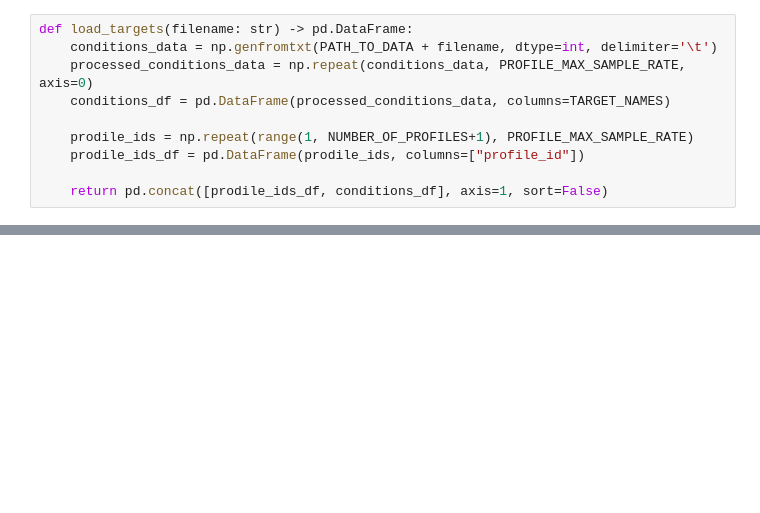
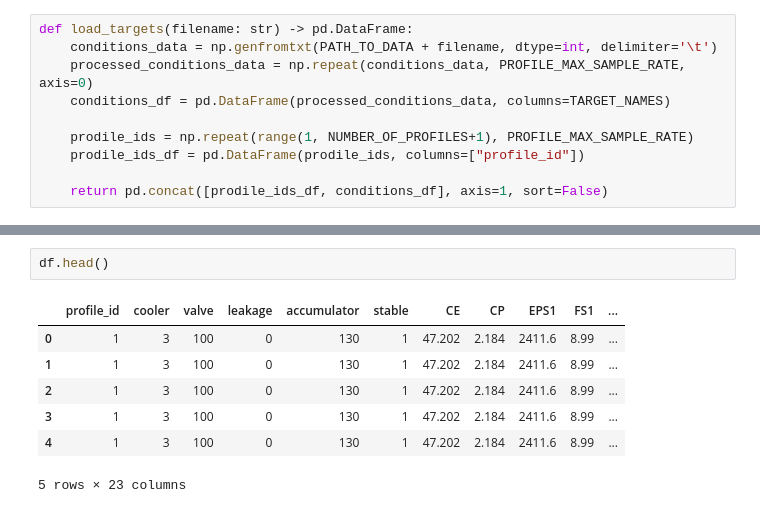
Before and after one commit to dimandms/hydraulic_monitoring, a Jupyter notebook: Hydraulic.ipynb, the cells around one changed output, grey strips where cells are left out. Drawn from its saved outputs; the diff is of its cells as text; blank space fills up the shorter version.

```diff
--- a/Hydraulic.ipynb
+++ b/Hydraulic.ipynb
@@ -60,0 +73,10 @@ gc.collect()
+# %%
+df.head()
+# %% [output]
+|  | profile_id | cooler | valve | leakage | accumulator | stable | CE | CP | EPS1 | FS1 | ... |
+| 0 | 1 | 3 | 100 | 0 | 130 | 1 | 47.202 | 2.184 | 2411.6 | 8.99 | ... |
+| 1 | 1 | 3 | 100 | 0 | 130 | 1 | 47.202 | 2.184 | 2411.6 | 8.99 | ... |
+| 2 | 1 | 3 | 100 | 0 | 130 | 1 | 47.202 | 2.184 | 2411.6 | 8.99 | ... |
+| 3 | 1 | 3 | 100 | 0 | 130 | 1 | 47.202 | 2.184 | 2411.6 | 8.99 | ... |
+| 4 | 1 | 3 | 100 | 0 | 130 | 1 | 47.202 | 2.184 | 2411.6 | 8.99 | ... |
+5 rows × 23 columns
```
Also changed, not shown: parts of 13 cells of this notebook.
